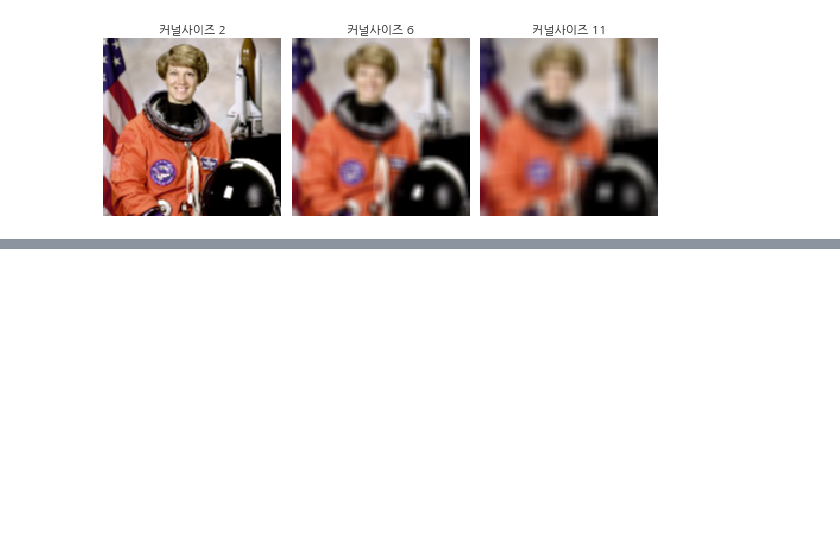
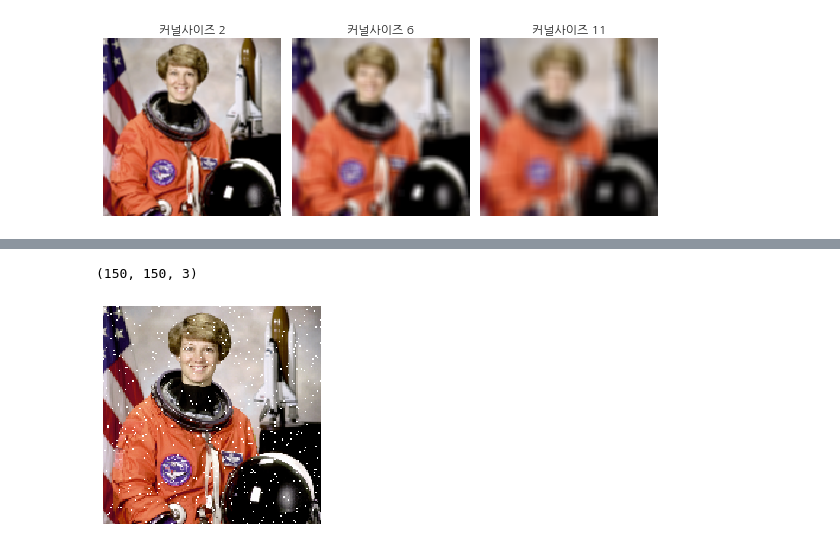
Before and after one commit to tada20001/MachineLearning, a Jupyter notebook: Chapter 2. 이미지 데이터 전처리/3. 이미지 필터링.ipynb, the cells around one changed output, grey strips where cells are left out. Saved outputs shown, nothing was run; the diff lists cells and outputs as text; code cells hidden in the pictures; blank space fills up the shorter version.

```diff
--- a/Chapter 2. 이미지 데이터 전처리/3. 이미지 필터링.ipynb
+++ b/Chapter 2. 이미지 데이터 전처리/3. 이미지 필터링.ipynb
@@ -169,0 +212,19 @@ plt.show()
+# %%
+# 점 잡음 적용
+img_noise = img.copy()
+
+np.random.seed(0)
+N = 500
+idx1 = np.random.randint(img.shape[0], size=N) # 이미지에 잡음을 넣을 인덱스 랜덤으로 생성
+idx2 = np.random.randint(img.shape[1], size=N)
+img_noise[idx1, idx2] = 255  # 잡음 이미지 값
+img_noise.shape
+# %% [output]
+(150, 150, 3)
+# %%
+# 잡음을 넣은 상태
+plt.imshow(img_noise)
+plt.axis("off")
+plt.show()
+# %% [output]
+[figure, added]
```
Also changed, not shown: parts of 31 cells of this notebook.
